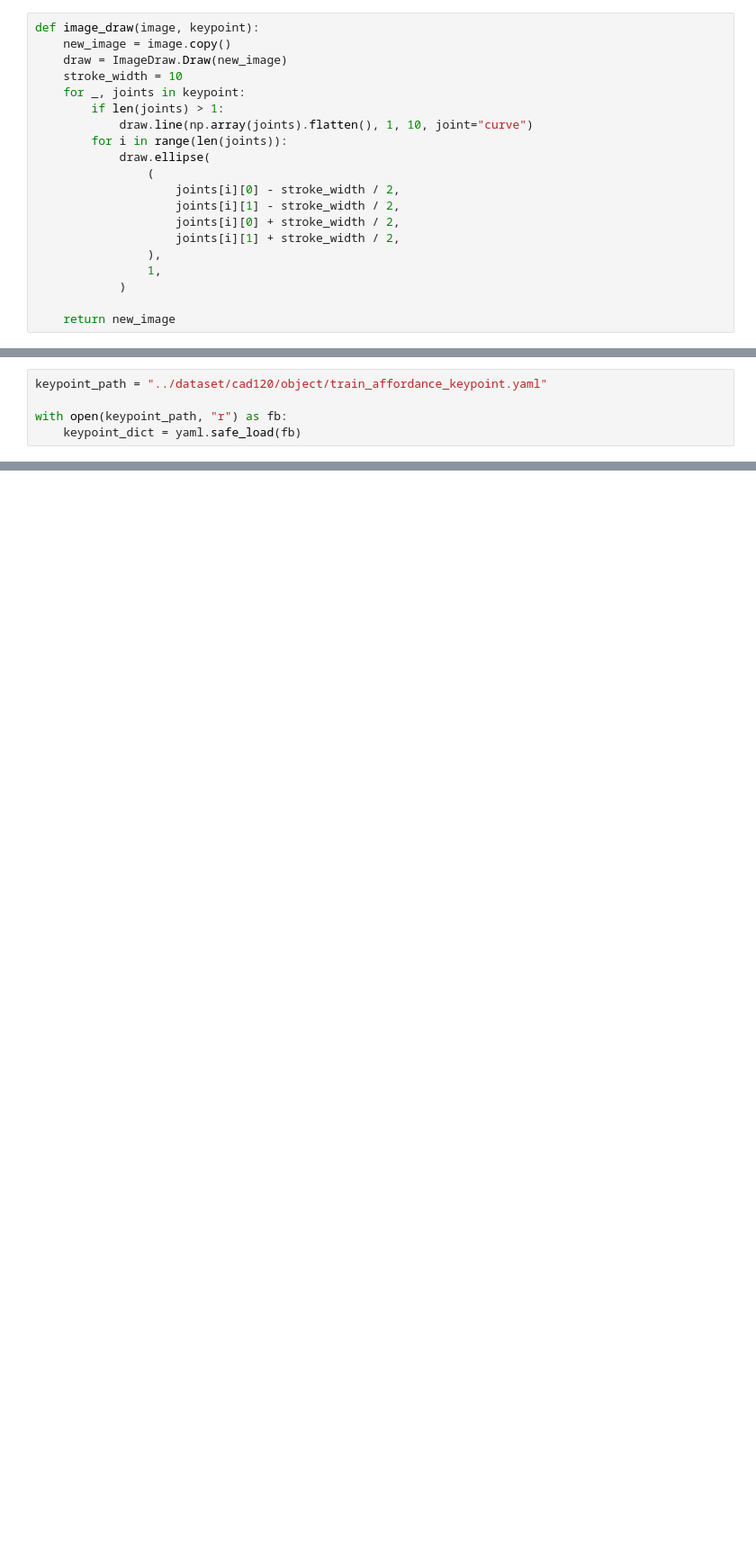
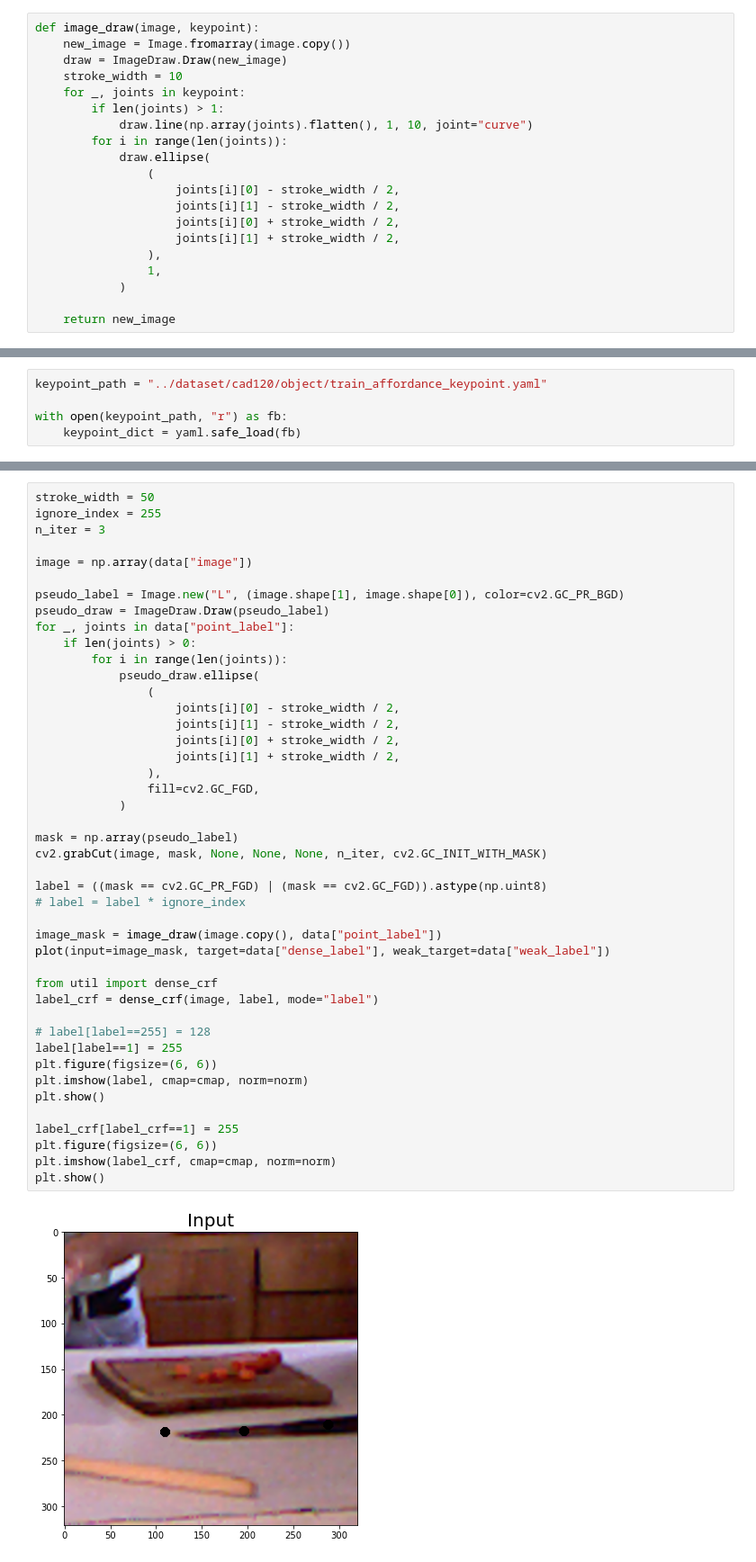
Before and after one commit to leiyaocui/STRAP, a Jupyter notebook: test.ipynb, the cells around one changed output, grey strips where cells are left out. Shown: that part at 90% size. Cells and saved outputs as stored; diff of their text form; blank space fills up the shorter version.

```diff
--- a/test.ipynb
+++ b/test.ipynb
@@ -64,7 +65,7 @@ def plot(input=None, weak_target=None, target=None, output=None, mask=None):
         plt.show()
 # %%
 def image_draw(image, keypoint):
-    new_image = image.copy()
+    new_image = Image.fromarray(image.copy())
     draw = ImageDraw.Draw(new_image)
     stroke_width = 10
     for _, joints in keypoint:
@@ -219,0 +186,46 @@ plt.show()
+# %%
+stroke_width = 50
+ignore_index = 255
+n_iter = 3
+
+image = np.array(data["image"])
+
+pseudo_label = Image.new("L", (image.shape[1], image.shape[0]), color=cv2.GC_PR_BGD)
+pseudo_draw = ImageDraw.Draw(pseudo_label)
+for _, joints in data["point_label"]:
+    if len(joints) > 0:
+        for i in range(len(joints)):
+            pseudo_draw.ellipse(
+                (
+                    joints[i][0] - stroke_width / 2,
+                    joints[i][1] - stroke_width / 2,
+                    joints[i][0] + stroke_width / 2,
+                    joints[i][1] + stroke_width / 2,
+                ),
+                fill=cv2.GC_FGD,
+            )
+
+mask = np.array(pseudo_label)
+cv2.grabCut(image, mask, None, None, None, n_iter, cv2.GC_INIT_WITH_MASK)
+
+label = ((mask == cv2.GC_PR_FGD) | (mask == cv2.GC_FGD)).astype(np.uint8)
+# label = label * ignore_index
+
+image_mask = image_draw(image.copy(), data["point_label"])
+plot(input=image_mask, target=data["dense_label"], weak_target=data["weak_label"])
+
+from util import dense_crf
+label_crf = dense_crf(image, label, mode="label")
+
+# label[label==255] = 128
+label[label==1] = 255
+plt.figure(figsize=(6, 6))
+plt.imshow(label, cmap=cmap, norm=norm)
+plt.show()
+
+label_crf[label_crf==1] = 255
+plt.figure(figsize=(6, 6))
+plt.imshow(label_crf, cmap=cmap, norm=norm)
+plt.show()
+# %% [output]
+[figure, added]
```
Also changed, not shown: parts of 12 cells of this notebook, 6 other files.
